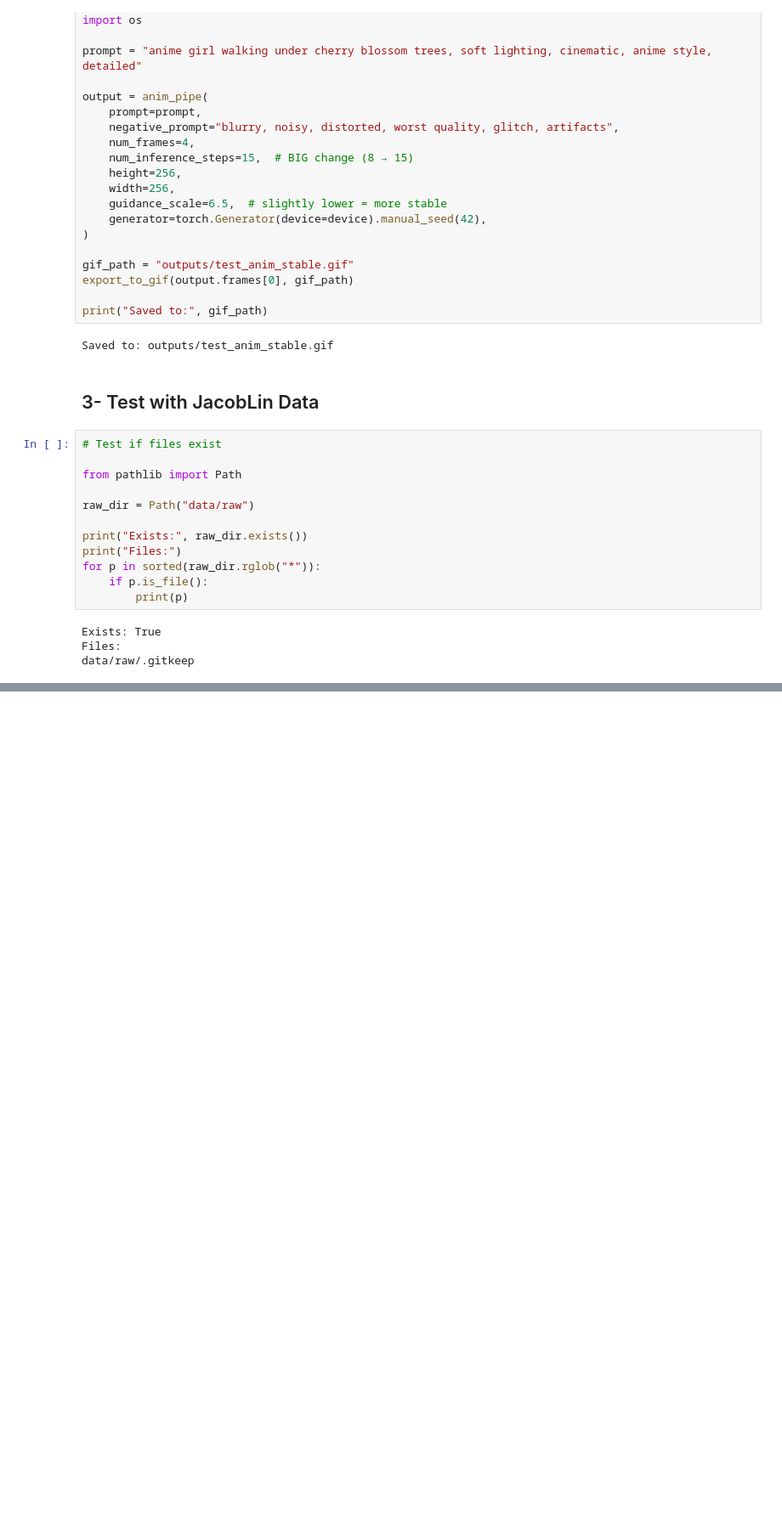
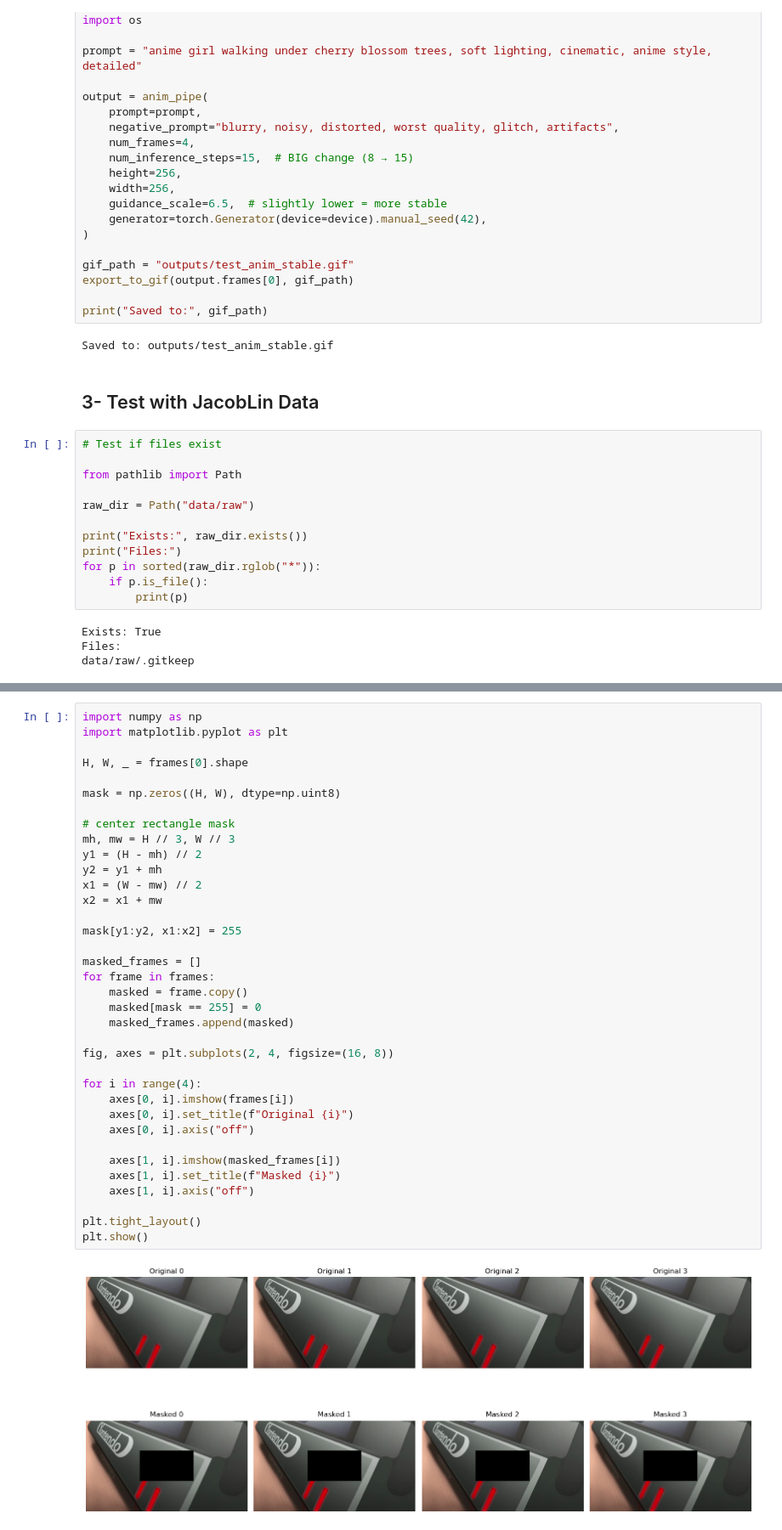
Before and after one commit to arvindkandala/deep-learning-video-inpainting-project, a Jupyter notebook: ECE_VideoInpainting_HuggingFace.ipynb, the cells around one changed output, grey strips where cells are left out. Shown at 85% size. Drawn from its saved outputs; the diff is of its cells as text; blank space fills up the shorter version.

```diff
--- a/ECE_VideoInpainting_HuggingFace.ipynb
+++ b/ECE_VideoInpainting_HuggingFace.ipynb
@@ -308,0 +452,38 @@ data/raw/.gitkeep
+# %%
+import numpy as np
+import matplotlib.pyplot as plt
+
+H, W, _ = frames[0].shape
+
+mask = np.zeros((H, W), dtype=np.uint8)
+
+# center rectangle mask
+mh, mw = H // 3, W // 3
+y1 = (H - mh) // 2
+y2 = y1 + mh
+x1 = (W - mw) // 2
+x2 = x1 + mw
+
+mask[y1:y2, x1:x2] = 255
+
+masked_frames = []
+for frame in frames:
+    masked = frame.copy()
+    masked[mask == 255] = 0
+    masked_frames.append(masked)
+
+fig, axes = plt.subplots(2, 4, figsize=(16, 8))
+
+for i in range(4):
+    axes[0, i].imshow(frames[i])
+    axes[0, i].set_title(f"Original {i}")
+    axes[0, i].axis("off")
+
+    axes[1, i].imshow(masked_frames[i])
+    axes[1, i].set_title(f"Masked {i}")
+    axes[1, i].axis("off")
+
+plt.tight_layout()
+plt.show()
+# %% [output]
+[figure, added]
```
Also changed, not shown: parts of 9 cells of this notebook.
